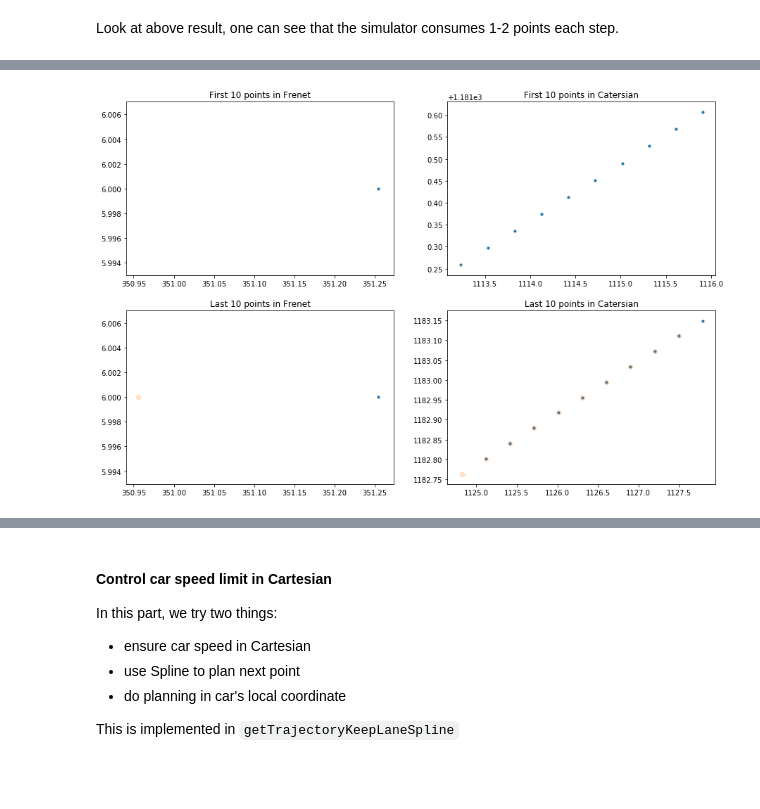
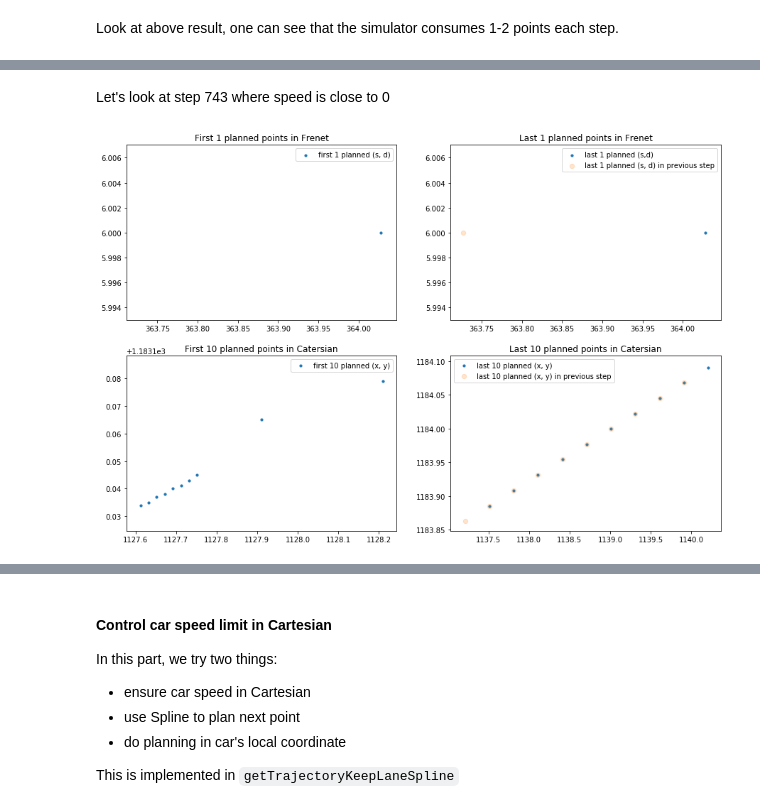
Before and after one commit to minh84/udacity_carnd, a Jupyter notebook: CarND-Term3-P1-Path-Planning/research/Path_Planning.ipynb, the cells around one changed output, grey strips where cells are left out. Drawn from its saved outputs; the diff is of its cells as text; code cells hidden in the pictures; blank space fills up the shorter version.

```diff
--- a/CarND-Term3-P1-Path-Planning/research/Path_Planning.ipynb
+++ b/CarND-Term3-P1-Path-Planning/research/Path_Planning.ipynb
@@ -266,27 +257,39 @@ def get_next_sdxy(log_drive, idx_map, step):
 # %%
-def visualize(log_drive, log_sim, step):
+def visualize(log_drive, log_sim, step, nb_point=10):
     idx_map = build_idx_map(log_drive)
     next_s_vals, next_d_vals, next_x_vals, next_y_vals = get_next_sdxy(log_drive, idx_map, step)
     fig, axes = plt.subplots(2, 2, figsize=(15,10))
 
-    axes[0, 0].scatter(next_s_vals[:10],  next_d_vals[:10], s=10)
-    axes[0, 0].set_title('First 10 points in Frenet')
-    axes[1, 0].scatter(next_s_vals[-10:], next_d_vals[-10:], s=10)
-    axes[1, 0].set_title('Last 10 points in Frenet')
-    axes[0, 0].get_shared_x_axes().join(axes[0, 0], axes[1, 0])
+    # number of new s,d might be less than nb_point
+    nb_sd_to_view = min(nb_point, len(next_s_vals))
 
-    axes[0, 1].scatter(next_x_vals[:10],  next_y_vals[:10], s=10)
-    axes[0, 1].set_title('First 10 points in Catersian')
-    axes[1, 1].scatter(next_x_vals[-10:], next_y_vals[-10:], s=10)
-    axes[1, 1].set_title('Last 10 points in Catersian')
+    axes[0, 0].scatter(next_s_vals[:nb_sd_to_view],  next_d_vals[:nb_sd_to_view],
+                       s=10, label='first {} planned (s, d)'.format(nb_sd_to_view))
+    axes[0, 0].set_title('First {} planned points in Frenet'.format(nb_sd_to_view))
+
+    axes[0, 1].scatter(next_s_vals[-nb_sd_to_view:], next_d_vals[-nb_sd_to_view:],
+                       s=10, label='last {} planned (s,d)'.format(nb_sd_to_view))
+    axes[0, 1].set_title('Last {} planned points in Frenet'.format(nb_sd_to_view))
+    axes[0, 0].get_shared_x_axes().join(axes[0, 0], axes[0, 1])
+
+    axes[1, 0].scatter(next_x_vals[:nb_point],  next_y_vals[:nb_point], s=10,
+                       label='first {} planned (x, y)'.format(nb_point))
+    axes[1, 0].set_title('First {} planned points in Catersian'.format(nb_point))
+
+    axes[1, 1].scatter(next_x_vals[-nb_point:], next_y_vals[-nb_point:], s=10,
+                       label='last {} planned (x, y)'.format(nb_point))
+    axes[1, 1].set_title('Last {} planned points in Catersian'.format(nb_point))
     #axes[0, 1].get_shared_x_axes().join(axes[0, 1], axes[1, 1])
 
     # draw previous steps
     if step > 1:
         s_vals, d_vals, x_vals, y_vals = get_next_sdxy(log_drive, idx_map, step - 1)
-        prev_sim = log_sim[log_sim.step==step-1]
-        axes[0, 1].scatter(prev_sim.x,  prev_sim.y, s=10, alpha=0.2)
-        axes[1, 0].scatter(s_vals[-10:], d_vals[-10:],s=40,alpha=0.2)
-        axes[1, 1].scatter(x_vals[-10:], y_vals[-10:],s=40,alpha=0.2)
+        nb_sd_to_view = min(nb_point, len(s_vals))
+        axes[0, 1].scatter(s_vals[-nb_sd_to_view:], d_vals[-nb_sd_to_view:],
+                           s=40,alpha=0.2, label='last {} planned (s, d) in previous step'.format(nb_sd_to_view))
 
-visualize(drive2_df, sim2_df, 2)
+        axes[1, 1].scatter(x_vals[-nb_point:], y_vals[-nb_point:],
+                           s=40,alpha=0.2, label='last {} planned (x, y) in previous step'.format(nb_point))
+
+    for ax in axes.flat:
+        ax.legend()
@@ -295,4 +296,6 @@ visualize(drive2_df, sim2_df, 2)
+# %% [markdown]
+Let's look at step 743 where speed is close to 0
 # %%
-visualize(drive2_df, sim2_df, 692)
+visualize(drive2_df, sim2_df, 743)
 # %% [output]
-[figure, old version]
+[figure, new version]
```
Also changed, not shown: parts of 50 cells of this notebook, 43 other files.
